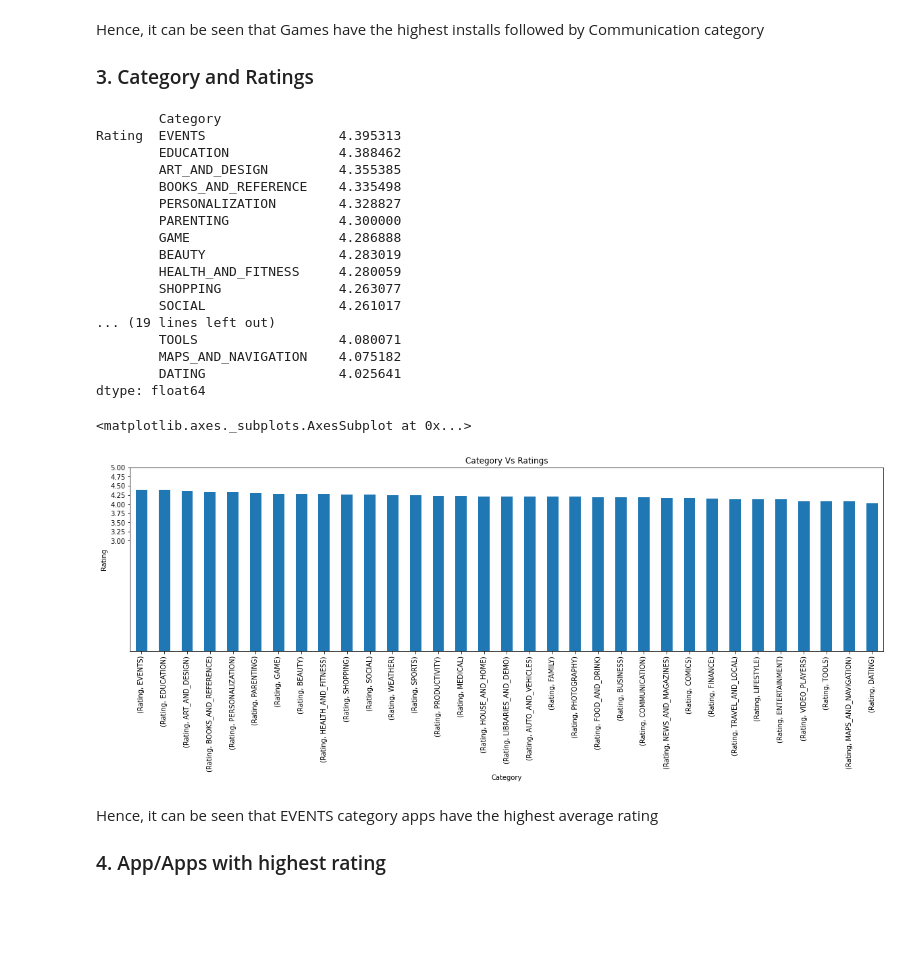
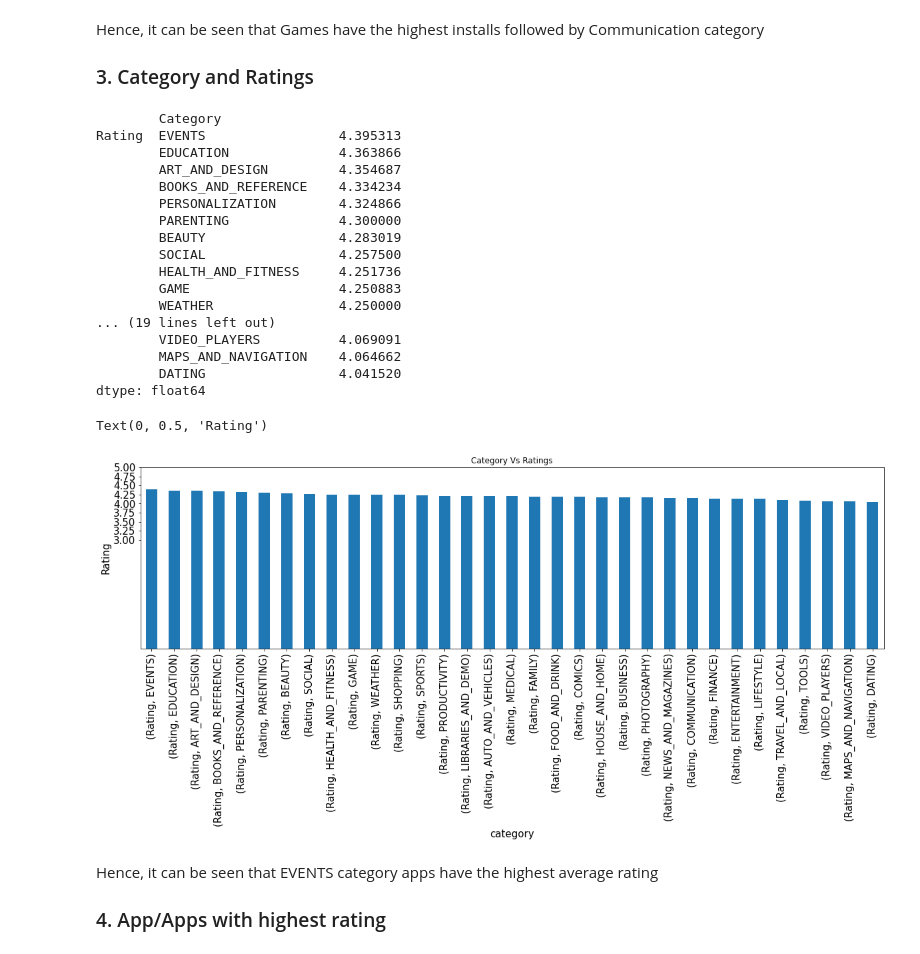
Before and after one commit to Sanjeevhegde009/EDA-Capstone-Project-Playstore-App-Data-Review, a Jupyter notebook: EDA_Capstone_Project_Playstore_App_Reviews.ipynb, the cells around one changed output. Cells and saved outputs as stored; diff of their text form; code cells hidden in the pictures; blank space fills up the shorter version.

```diff
--- a/EDA_Capstone_Project_Playstore_App_Reviews.ipynb
+++ b/EDA_Capstone_Project_Playstore_App_Reviews.ipynb
@@ -452,0 +476,3 @@ We can keep this column unchanged as no useful insights will be drawn from this
+# %%
+#It is logical to drop apps if they are found to be last updated on the same date as it is highly likely they have been developed by the same developer
+app_data.drop_duplicates(subset= ['App','Last Updated'], inplace= True)
@@ -458,3 +539,6 @@ app_data.shape
+# %%
+#Since all null values are categorical we can drop the null values
+app_data.dropna(inplace=True)
 # %% [markdown]
 # Summary: Data Cleaning
 1. The 10473rd row is now corrected by shifting it to left by one position thereby matchng the data to corresponding data.
@@ -549,28 +634,30 @@ Hence, it can be seen that Games have the highest installs followed by Communica
 # %%
 rating_category=grouped_category[['Rating']].mean().sort_values(by='Rating',ascending=False).unstack() #calculating mean of rating as per category of apps
 print(rating_category)
 plt.rcParams['figure.figsize']=(20,5)
-rating_category.plot(kind='bar', yticks=np.arange(3,5.1,step=0.25),fontsize=10,xlabel='Category',ylabel='Rating',title='Category Vs Ratings')
+rating_category.plot(kind='bar', yticks=np.arange(3,5.1,step=0.25),fontsize=15,xlabel='Category',ylabel='Rating',title='Category Vs Ratings')
+plt.xlabel('category',fontsize=15)
+plt.ylabel('Rating',fontsize=15)
 # %% [output]
         Category
 Rating  EVENTS                 4.395313
-        EDUCATION              4.388462
-        ART_AND_DESIGN         4.355385
-        BOOKS_AND_REFERENCE    4.335498
-        PERSONALIZATION        4.328827
+        EDUCATION              4.363866
+        ART_AND_DESIGN         4.354687
+        BOOKS_AND_REFERENCE    4.334234
+        PERSONALIZATION        4.324866
         PARENTING              4.300000
-        GAME                   4.286888
         BEAUTY                 4.283019
-        HEALTH_AND_FITNESS     4.280059
-        SHOPPING               4.263077
-        SOCIAL                 4.261017
+        SOCIAL                 4.257500
+        HEALTH_AND_FITNESS     4.251736
+        GAME                   4.250883
+        WEATHER                4.250000
 ... (19 lines left out)
-        TOOLS                  4.080071
-        MAPS_AND_NAVIGATION    4.075182
-        DATING                 4.025641
+        VIDEO_PLAYERS          4.069091
+        MAPS_AND_NAVIGATION    4.064662
+        DATING                 4.041520
 dtype: float64
-<matplotlib.axes._subplots.AxesSubplot at 0x...>
+Text(0, 0.5, 'Rating')
-[figure, old version]
+[figure, new version]
 # %% [markdown]
 Hence, it can be seen that EVENTS category apps have the highest average rating
 ### 4. App/Apps with highest rating
```
Also changed, not shown: parts of 37 cells of this notebook.
